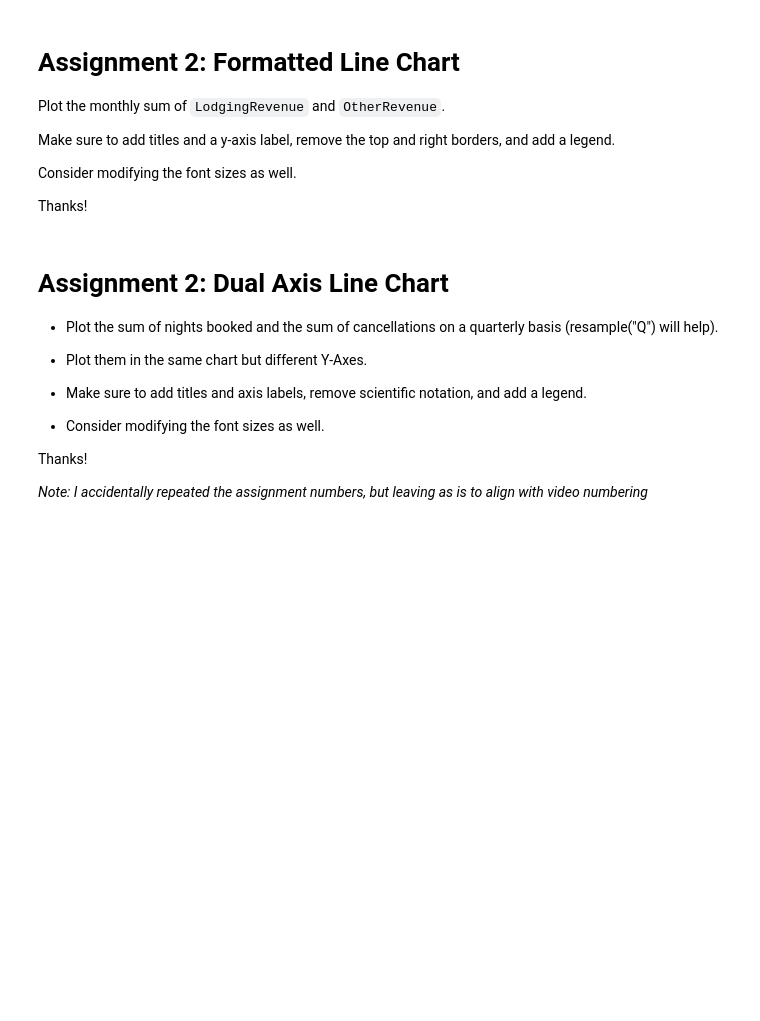
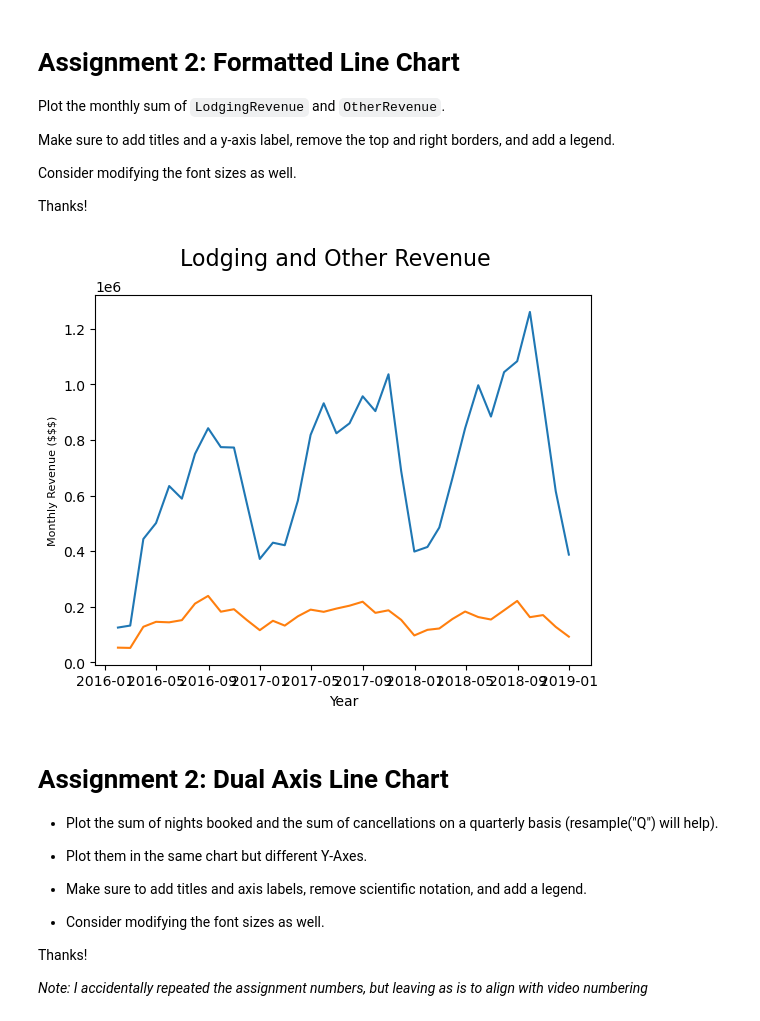
Before and after one commit to junclemente/DSIL-PythonDataViz, a Jupyter notebook: DataViz-MatplotlibSeaborn/Course Assignment Notebooks/section02_assignments.ipynb, the cells around one changed output. Saved outputs shown, nothing was run; the diff lists cells and outputs as text; code cells hidden in the pictures; blank space fills up the shorter version.

```diff
--- a/DataViz-MatplotlibSeaborn/Course Assignment Notebooks/section02_assignments.ipynb
+++ b/DataViz-MatplotlibSeaborn/Course Assignment Notebooks/section02_assignments.ipynb
@@ -54,6 +86,27 @@ daily_revenue = (
 )
 
 monthly_revenue = daily_revenue.resample("M").sum()
+# %%
+# Create figure and axis
+fig, ax = plt.subplots()
+
+ax.plot(monthly_revenue.index, monthly_revenue['LodgingRevenue'])
+ax.plot(monthly_revenue.index, monthly_revenue['OtherRevenue'])
+
+# Set fontsizes using `fontsize`
+fig.suptitle(
+    "Lodging and Other Revenue",
+    fontsize=16)
+ax.set_xlabel(
+    "Year",
+    fontsize=10)
+ax.set_ylabel(
+    "Monthly Revenue ($$$)",
+    fontsize=8)
+
+plt.show()
+# %% [output]
+[figure, added]
 # %% [markdown]
 # Assignment 2: Dual Axis Line Chart
 
```
Also changed, not shown: parts of 3 cells of this notebook.
